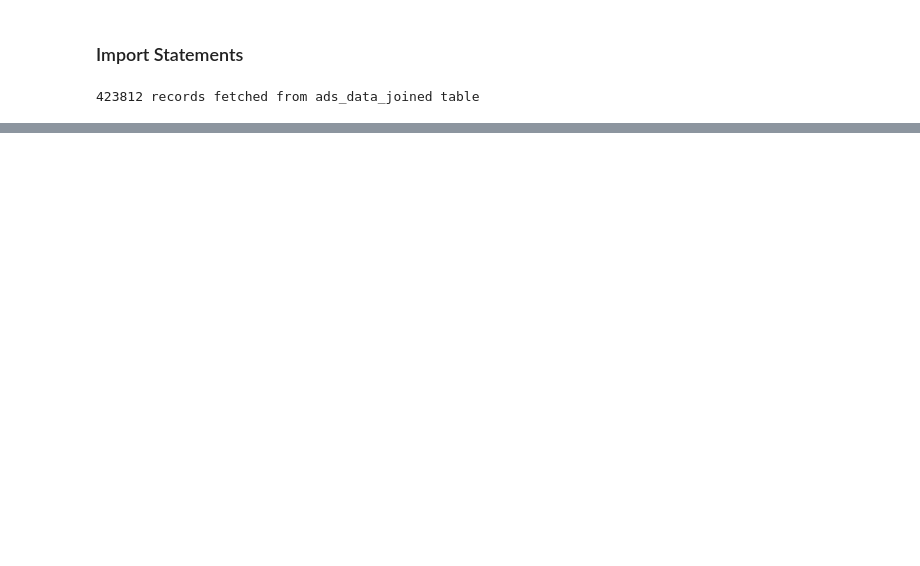
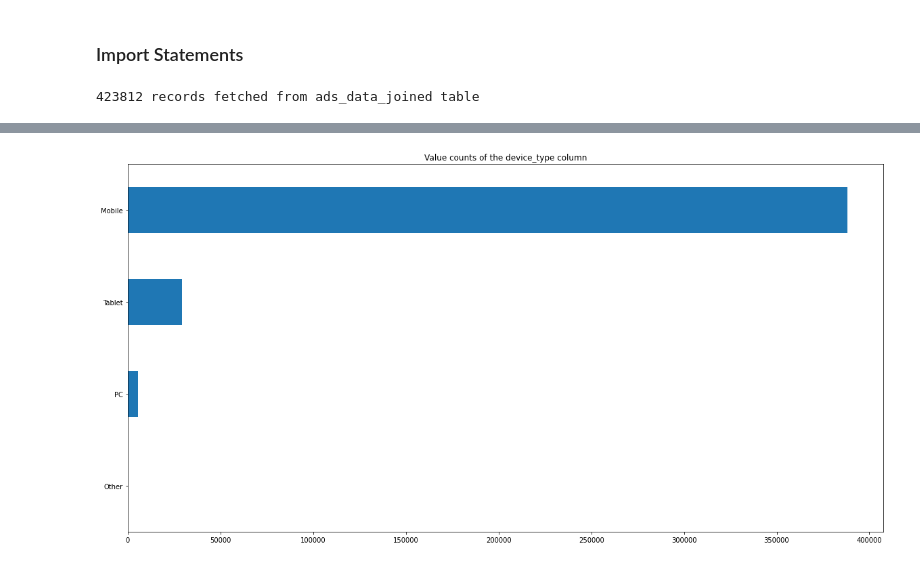
Before and after one commit to DiyeMark/AdludioDataScienceChallenge, a Jupyter notebook: notebooks/data_exploration.ipynb, the cells around one changed output, grey strips where cells are left out. Cells and saved outputs as stored; diff of their text form; code cells hidden in the pictures; blank space fills up the shorter version.

```diff
--- a/notebooks/data_exploration.ipynb
+++ b/notebooks/data_exploration.ipynb
@@ -23,0 +112,5 @@ df.head()
+# %%
+# device count used to watch ads
+top_device_types.plot(kind="barh", figsize=(20, 10), x="device_type", title='Value counts of the device_type column').invert_yaxis()
+# %% [output]
+[figure, added]
```
Also changed, not shown: parts of 12 cells of this notebook.
